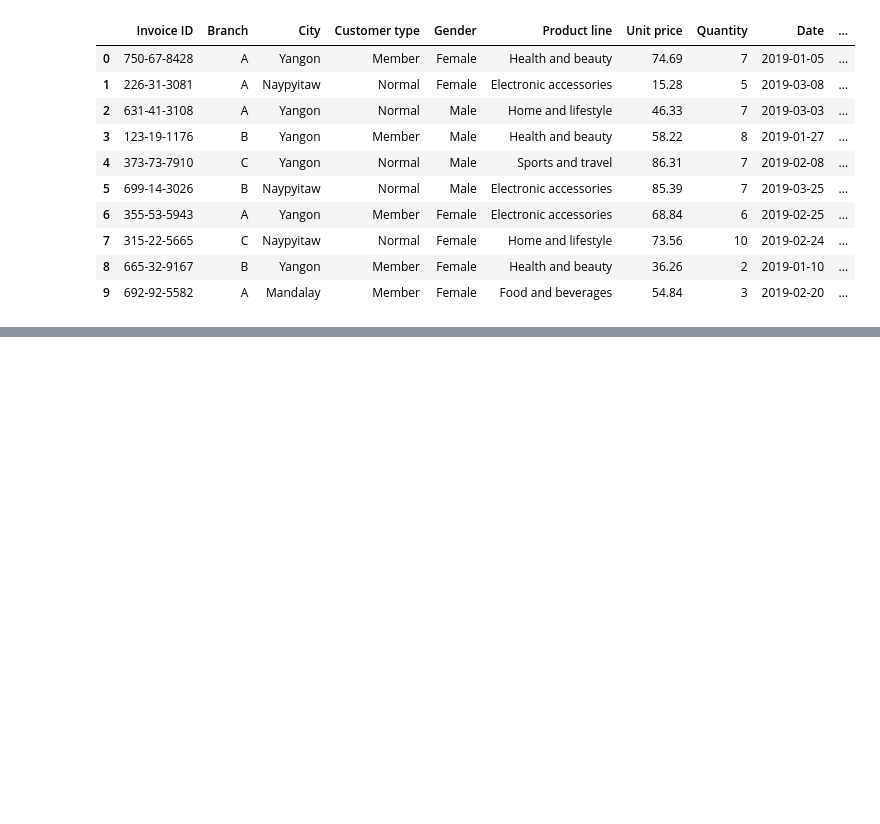
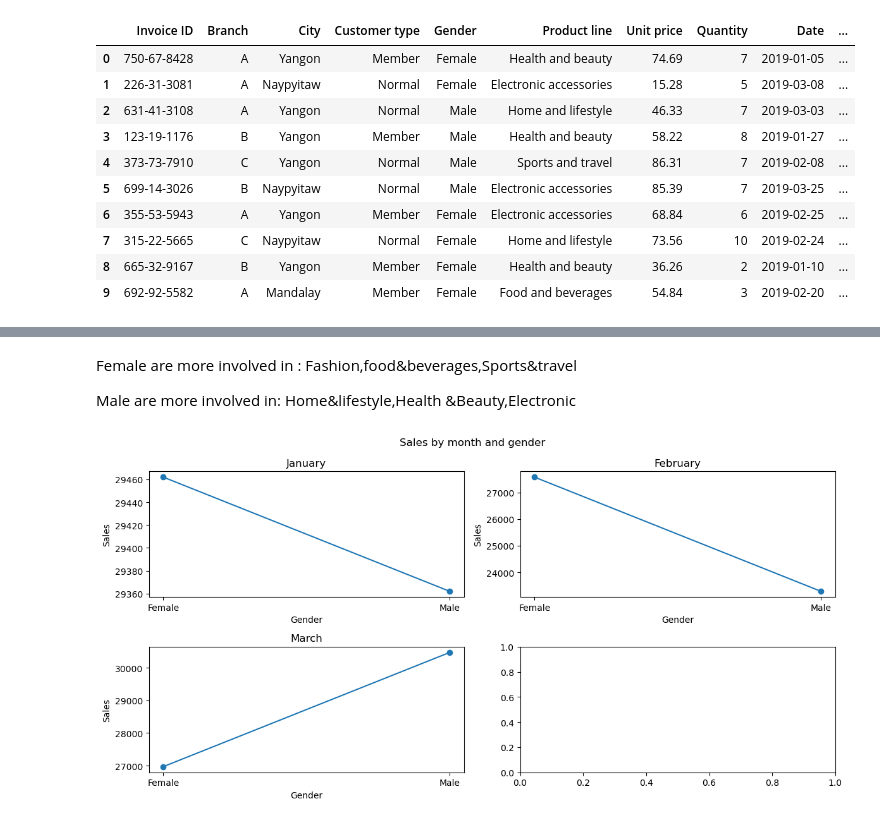
Before and after one commit to Somya2115/jaar, a Jupyter notebook: Jar-checkpoint.ipynb, the cells around one changed output, grey strips where cells are left out. Drawn from its saved outputs; the diff is of its cells as text; code cells hidden in the pictures; blank space fills up the shorter version.

```diff
--- a/Jar-checkpoint.ipynb
+++ b/Jar-checkpoint.ipynb
@@ -369,0 +390,38 @@ focus areas for better sales in April 2019
+# %% [markdown]
+Female are more involved in : Fashion,food&beverages,Sports&travel
+
+Male are more involved in: Home&lifestyle,Health &Beauty,Electronic
+# %%
+# Group the data frame by product and date and calculate the sum of sales
+grouped_df = df.groupby(["month", "Gender"])["Sales"].sum().reset_index()
+
+# Determine the number of unique product lines
+num_products = len(grouped_df["month"].unique())
+
+# Calculate the number of rows and columns for the subplot grid
+num_rows = (num_products + 1) // 2  # Round up to the nearest integer
+num_cols = min(2, num_products)  # Maximum 2 columns
+
+# Create a figure and subplots for each product
+fig, axes = plt.subplots(nrows=num_rows, ncols=num_cols, figsize=(6 * num_cols, 6))
+fig.suptitle("Sales by month and gender")
+
+# Loop through the unique product lines and plot the sales for each product
+for i, product in enumerate(grouped_df["month"].unique()):
+    # Get the subset of the grouped data frame for the current product
+    subset_df = grouped_df[grouped_df["month"] == product]
+    # Get the row and column index for the current subplot
+    row = i // num_cols
+    col = i % num_cols
+    # Plot the sales for the current product on the subplot
+    axes[row, col].plot(subset_df["Gender"], subset_df["Sales"], marker="o")
+    # Set the title and labels for the subplot
+    axes[row, col].set_title(product)
+    axes[row, col].set_xlabel("Gender")
+    axes[row, col].set_ylabel("Sales")
+
+# Show the figure
+plt.tight_layout()
+plt.show()
+# %% [output]
+[figure, added]
```
Also changed, not shown: parts of 53 cells of this notebook.
